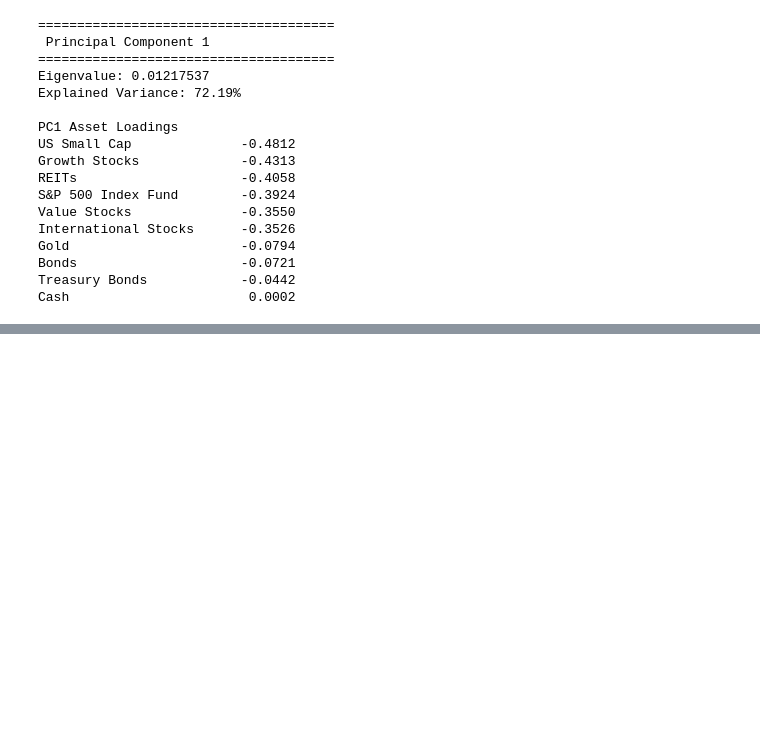
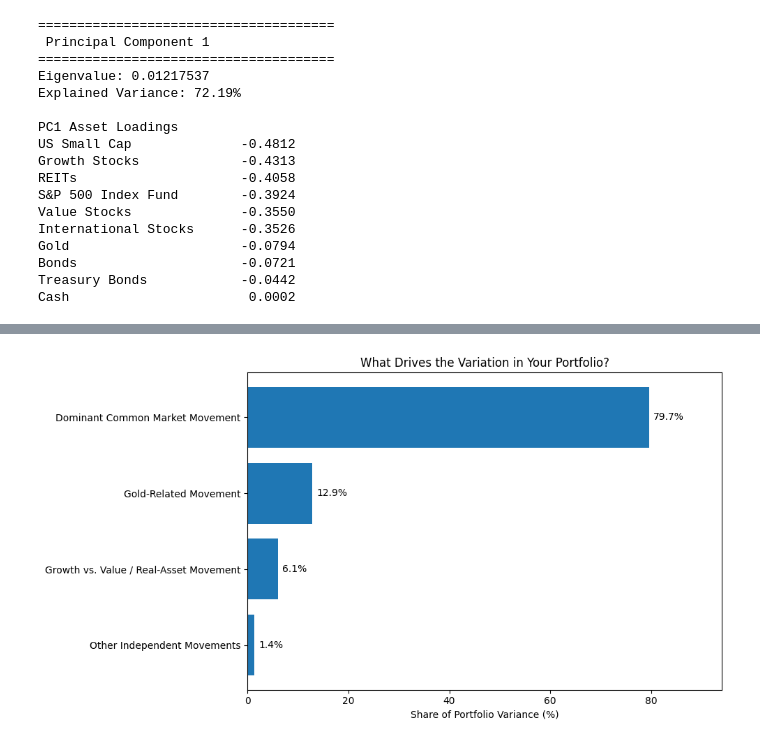
Before and after one commit to FinancialWisdomAI/FinancialWisdomSimulator, a Jupyter notebook: financial_wisdom_simulator_V2C_Goal_Optimization_Validated_Display_Enhancement.ipynb, the cells around one changed output, grey strips where cells are left out. Saved outputs shown, nothing was run; the diff lists cells and outputs as text; code cells hidden in the pictures; blank space fills up the shorter version.

```diff
--- a/financial_wisdom_simulator_V2C_Goal_Optimization_Validated_Display_Enhancement.ipynb
+++ b/financial_wisdom_simulator_V2C_Goal_Optimization_Validated_Display_Enhancement.ipynb
@@ -3947,0 +5035,6 @@ Variance Explained by PC1-PC3: 90.74%
+# %%
+plot_pca_variance_structure(
+    pca_analysis
+)
+# %% [output]
+[figure, added]
```
Also changed, not shown: parts of 13 cells of this notebook.
